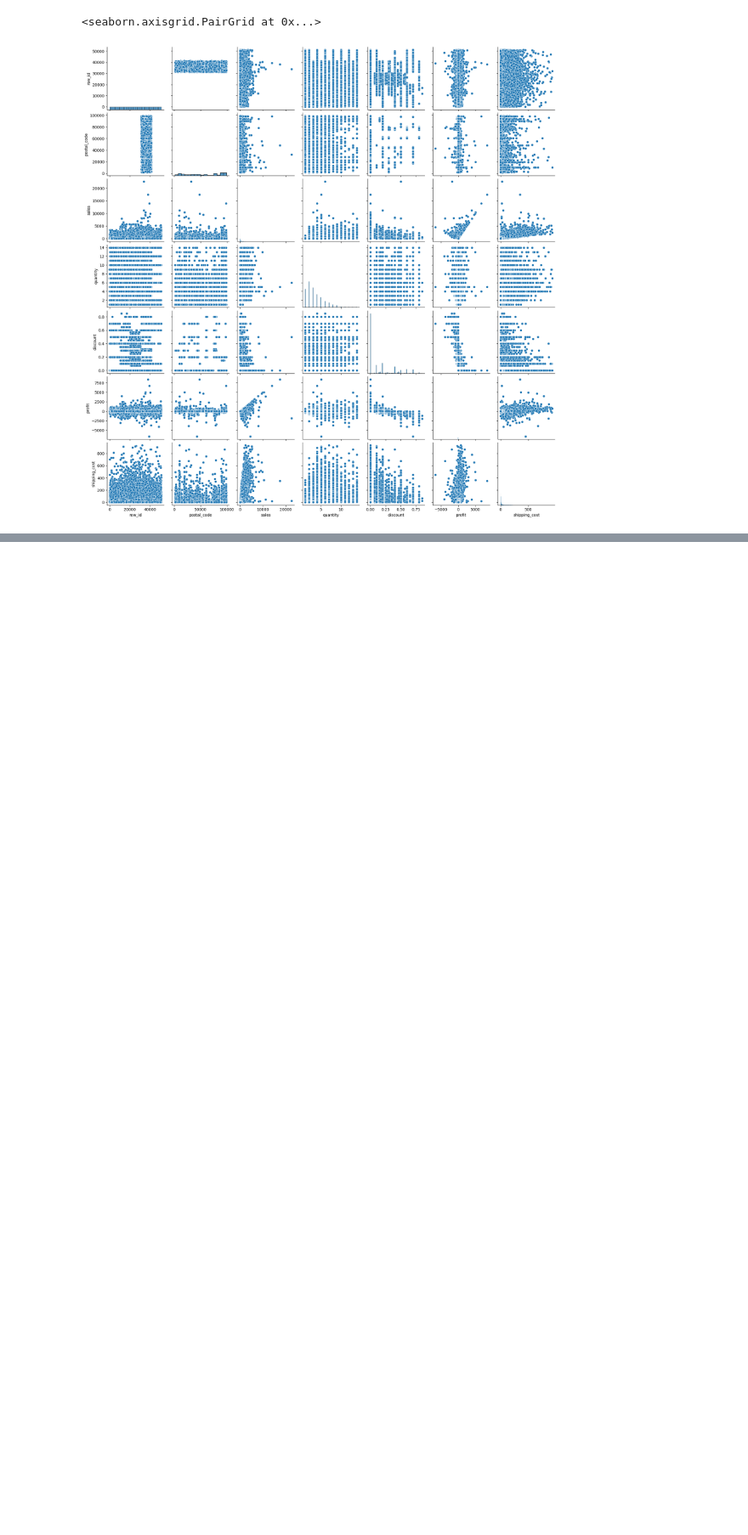
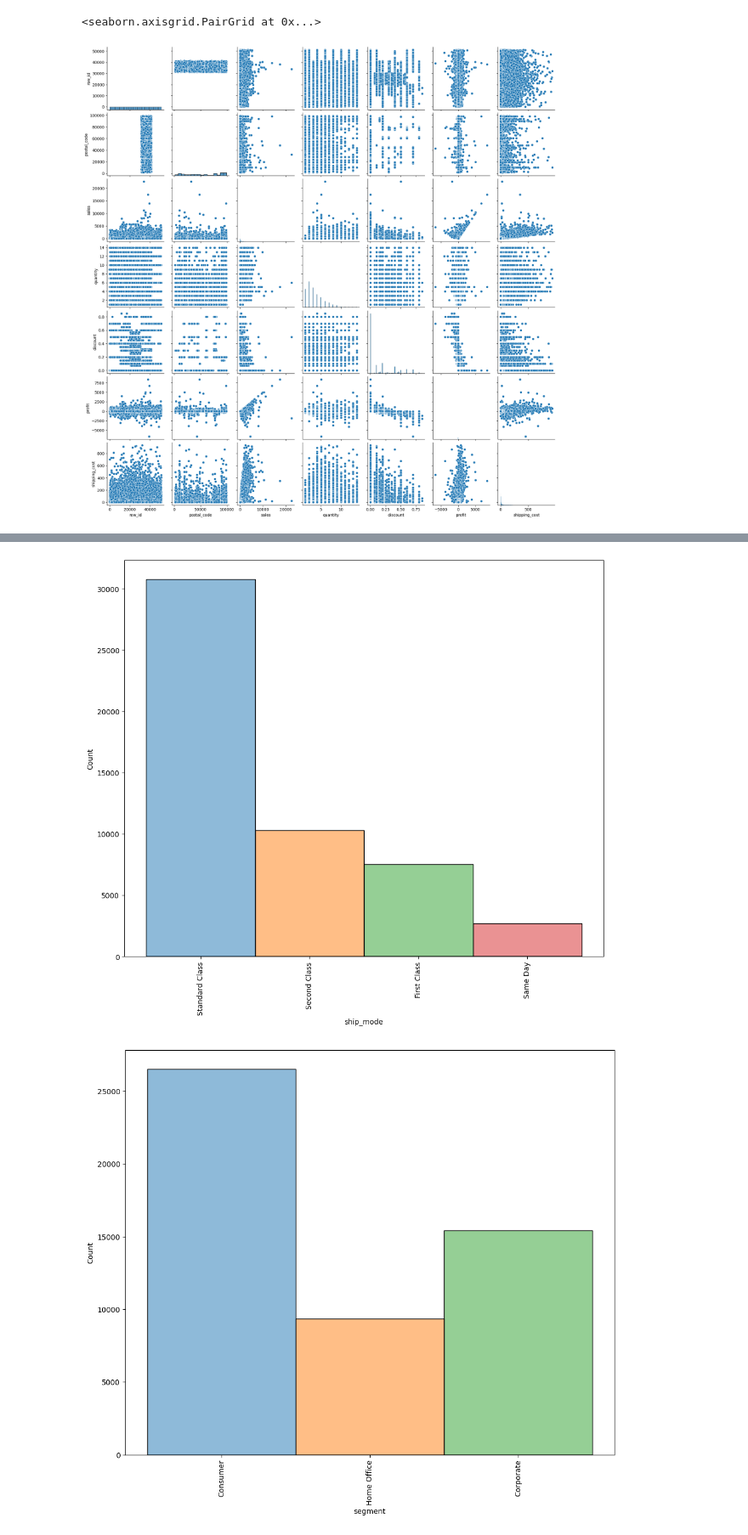
Before and after one commit to TheNurseProgrammer/Proyect_Bedu_Mod4, a Jupyter notebook: Proyecto_Mod4.ipynb, the cells around one changed output, grey strips where cells are left out. Shown at 85% size. Cells and saved outputs as stored; diff of their text form; code cells hidden in the pictures; blank space fills up the shorter version.

```diff
--- a/Proyecto_Mod4.ipynb
+++ b/Proyecto_Mod4.ipynb
@@ -102,0 +212,2 @@ def facttorial ():
+# %%
+categoricas = ['ship_mode', 'customer_id', 'customer_name', 'segment', 'country', 'city', 'state', 'postal_code', 'region', 'category', 'sub-category', 'product_name']
@@ -102,0 +227,11 @@ def facttorial ():
+# %%
+for i in categoricas:
+    if df[i].value_counts().count() < 20:
+        plt.figure(figsize=(12, 10))
+        sns.histplot(df, x=i , hue=i, legend=False)
+        plt.xticks(rotation = 90)
+        # sns.histplot(df[i])
+        plt.show()
+# %% [output]
+[figure, added]
+[figure, added]
```
Also changed, not shown: parts of 27 cells of this notebook.
